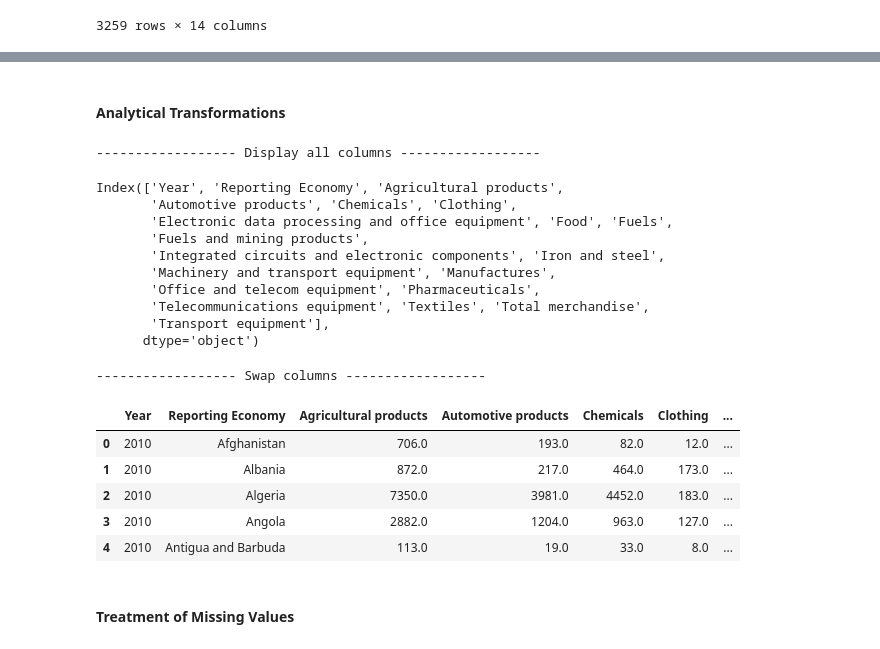
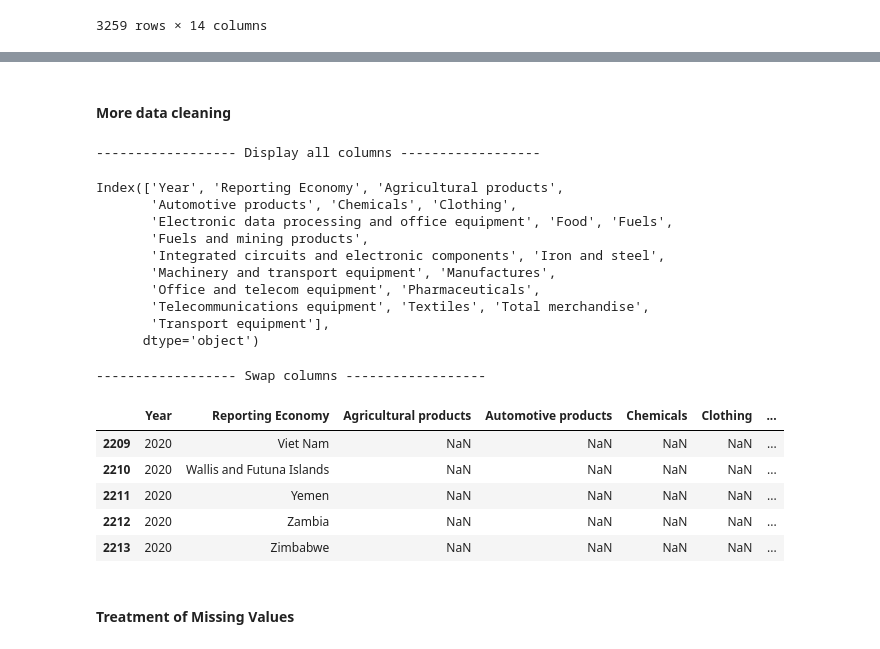
Before and after one commit to kesnel/ayiti-analytics-capstone-project, a Jupyter notebook: EDA.ipynb, the cells around one changed output, grey strips where cells are left out. Cells and saved outputs as stored; diff of their text form; code cells hidden in the pictures.

```diff
--- a/EDA.ipynb
+++ b/EDA.ipynb
@@ -230,5 +227,3 @@ Name: Product/Sector, dtype: int64
 | 2 | Afghanistan | Food | 706.0 | 897.0 | 1248.0 | 1200.0 | 1064.0 | 1485.0 | 1539.0 | ... |
 | 3 | Afghanistan | Fuels and mining products | 1090.0 | 2240.0 | 3118.0 | 2999.0 | 2657.0 | 1658.0 | 1045.0 | ... |
 | 4 | Afghanistan | Fuels | 1075.0 | 2222.0 | 3093.0 | 2976.0 | 2636.0 | 1638.0 | 1008.0 | ... |
-# %% [markdown]
-#### Analytical Transformations
@@ -237,0 +230,2 @@ df_melt = df_final.copy()
+# %% [markdown]
+#### More data cleaning
@@ -253,39 +249,39 @@ reshape = reshape.reset_index()
 # Remove Index name
 reshape = reshape.rename_axis(None, axis=1)
 
 # Change columns position
 print('------------------ Display all columns ------------------')
 display(reshape.columns)
 print('------------------ Swap columns ------------------')
 df_reshape = reshape[['Year','Reporting Economy','Agricultural products',
                    'Automotive products','Chemicals','Clothing',
                    'Electronic data processing and office equipment','Food','Fuels',
                    'Fuels and mining products','Integrated circuits and electronic components',
                   'Machinery and transport equipment','Manufactures','Office and telecom equipment',
                    'Pharmaceuticals','Telecommunications equipment','Textiles',
                    'Transport equipment']]
 
 # Overview our dataframe
-df_reshape.head()
+df_reshape.tail()
 # %% [output]
 ------------------ Display all columns ------------------
 Index(['Year', 'Reporting Economy', 'Agricultural products',
        'Automotive products', 'Chemicals', 'Clothing',
        'Electronic data processing and office equipment', 'Food', 'Fuels',
        'Fuels and mining products',
        'Integrated circuits and electronic components', 'Iron and steel',
        'Machinery and transport equipment', 'Manufactures',
        'Office and telecom equipment', 'Pharmaceuticals',
        'Telecommunications equipment', 'Textiles', 'Total merchandise',
        'Transport equipment'],
       dtype='object')
 ------------------ Swap columns ------------------
 |  | Year | Reporting Economy | Agricultural products | Automotive products | Chemicals | Clothing | ... |
-| 0 | 2010 | Afghanistan | 706.0 | 193.0 | 82.0 | 12.0 | ... |
-| 1 | 2010 | Albania | 872.0 | 217.0 | 464.0 | 173.0 | ... |
-| 2 | 2010 | Algeria | 7350.0 | 3981.0 | 4452.0 | 183.0 | ... |
-| 3 | 2010 | Angola | 2882.0 | 1204.0 | 963.0 | 127.0 | ... |
-| 4 | 2010 | Antigua and Barbuda | 113.0 | 19.0 | 33.0 | 8.0 | ... |
+| 2209 | 2020 | Viet Nam | NaN | NaN | NaN | NaN | ... |
+| 2210 | 2020 | Wallis and Futuna Islands | NaN | NaN | NaN | NaN | ... |
+| 2211 | 2020 | Yemen | NaN | NaN | NaN | NaN | ... |
+| 2212 | 2020 | Zambia | NaN | NaN | NaN | NaN | ... |
+| 2213 | 2020 | Zimbabwe | NaN | NaN | NaN | NaN | ... |
 # %% [markdown]
 #### Treatment of Missing Values
 # %%
```
Also changed, not shown: parts of 52 cells of this notebook.
